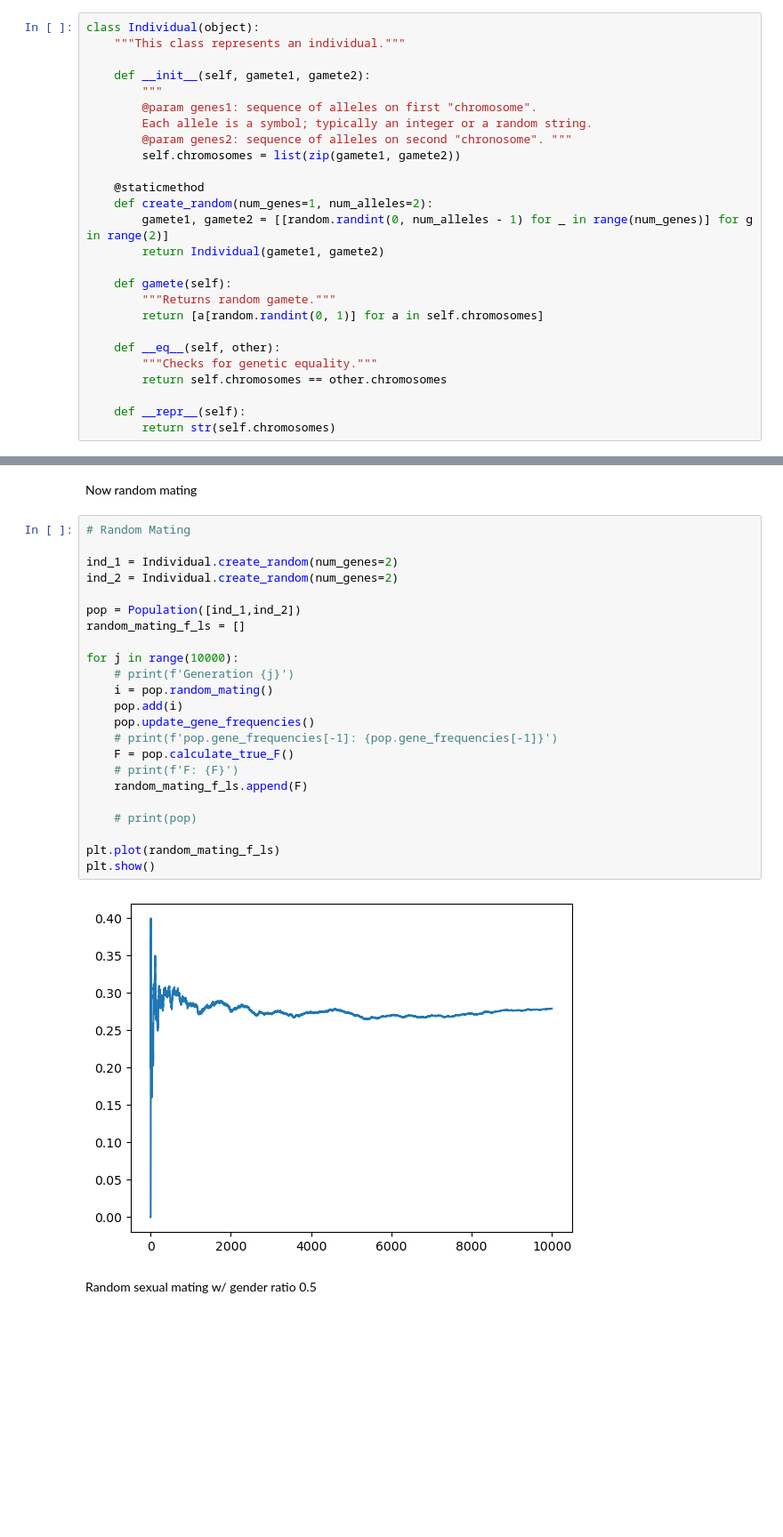
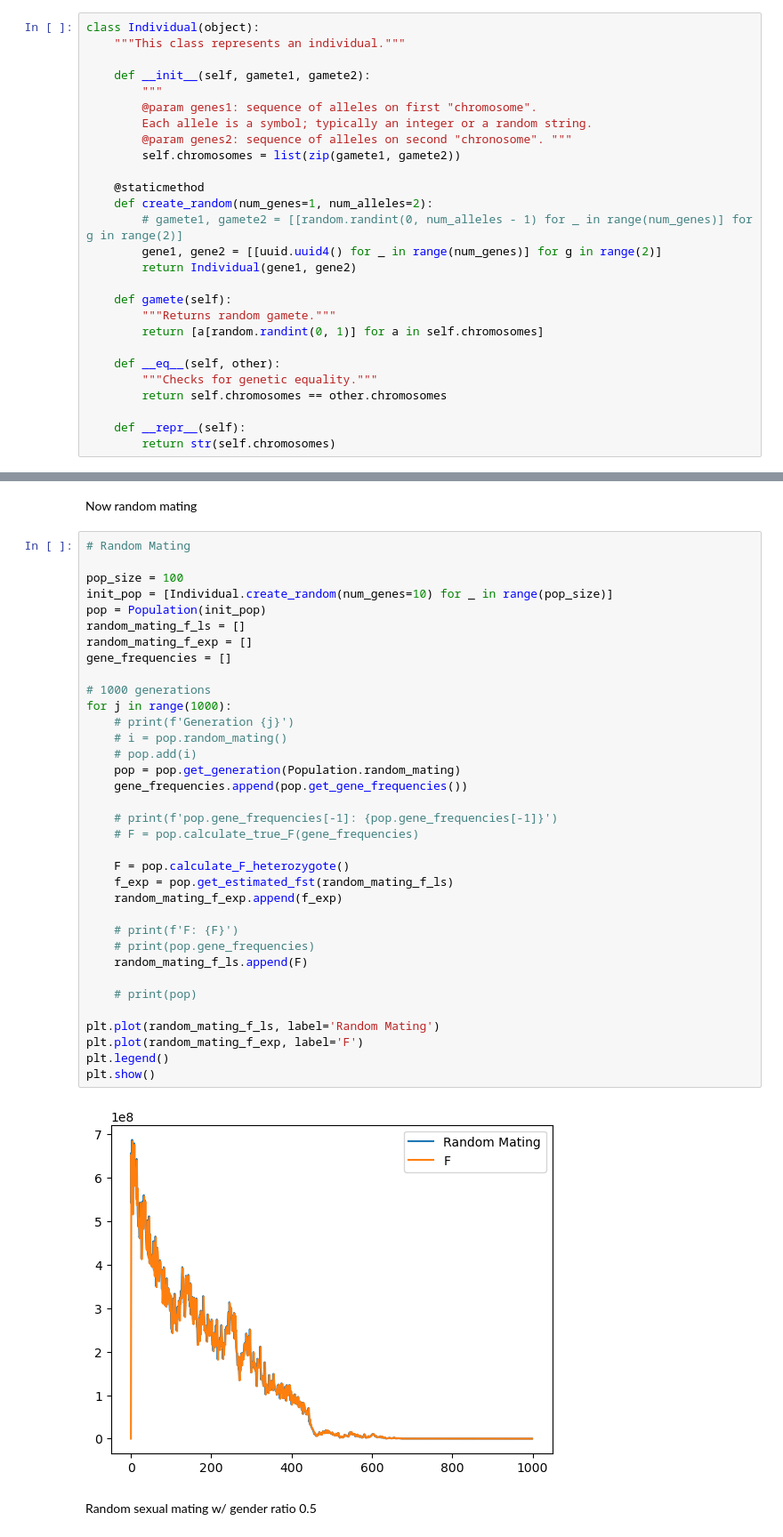
Before and after one commit to roboticapples14/computational_ecology, a Jupyter notebook: Genetics.ipynb, the cells around one changed output, grey strips where cells are left out. Shown: that part at 89% size. Cells and saved outputs as stored; diff of their text form; blank space fills up the shorter version.

```diff
--- a/Genetics.ipynb
+++ b/Genetics.ipynb
@@ -16,8 +17,9 @@ class Individual(object):
 
     @staticmethod
     def create_random(num_genes=1, num_alleles=2):
-        gamete1, gamete2 = [[random.randint(0, num_alleles - 1) for _ in range(num_genes)] for g in range(2)]
-        return Individual(gamete1, gamete2)
+        # gamete1, gamete2 = [[random.randint(0, num_alleles - 1) for _ in range(num_genes)] for g in range(2)]
+        gene1, gene2 = [[uuid.uuid4() for _ in range(num_genes)] for g in range(2)]
+        return Individual(gene1, gene2)
 
     def gamete(self):
         """Returns random gamete."""
@@ -215,28 +241,40 @@ Now random mating
 # %%
 # Random Mating
 
-ind_1 = Individual.create_random(num_genes=2)
-ind_2 = Individual.create_random(num_genes=2)
+pop_size = 100
+init_pop = [Individual.create_random(num_genes=10) for _ in range(pop_size)]
+pop = Population(init_pop)
+random_mating_f_ls = []
+random_mating_f_exp = []
+gene_frequencies = []
 
-pop = Population([ind_1,ind_2])
-random_mating_f_ls = []
+# 1000 generations
+for j in range(1000):
+    # print(f'Generation {j}')
+    # i = pop.random_mating()
+    # pop.add(i)
+    pop = pop.get_generation(Population.random_mating)
+    gene_frequencies.append(pop.get_gene_frequencies())
 
-for j in range(10000):
-    # print(f'Generation {j}')
-    i = pop.random_mating()
-    pop.add(i)
-    pop.update_gene_frequencies()
     # print(f'pop.gene_frequencies[-1]: {pop.gene_frequencies[-1]}')
-    F = pop.calculate_true_F()
+    # F = pop.calculate_true_F(gene_frequencies)
+
+    F = pop.calculate_F_heterozygote()
+    f_exp = pop.get_estimated_fst(random_mating_f_ls)
+    random_mating_f_exp.append(f_exp)
+
     # print(f'F: {F}')
+    # print(pop.gene_frequencies)
     random_mating_f_ls.append(F)
 
     # print(pop)
 
-plt.plot(random_mating_f_ls)
+plt.plot(random_mating_f_ls, label='Random Mating')
+plt.plot(random_mating_f_exp, label='F')
+plt.legend()
 plt.show()
 # %% [output]
-[figure, old version]
+[figure, new version]
 # %% [markdown]
 Random sexual mating w/ gender ratio 0.5
 # %%
```
Also changed, not shown: parts of 10 cells of this notebook.
